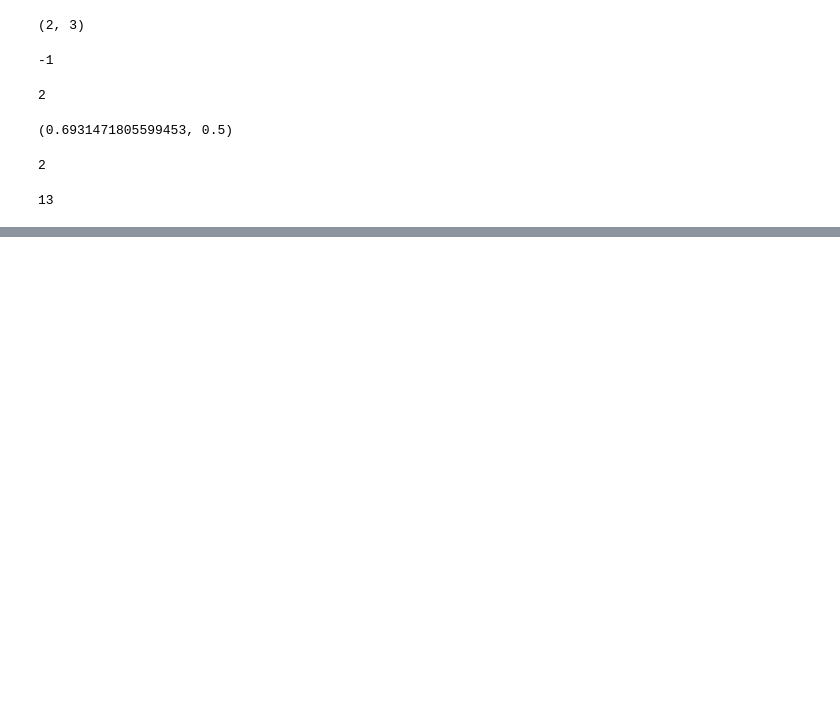
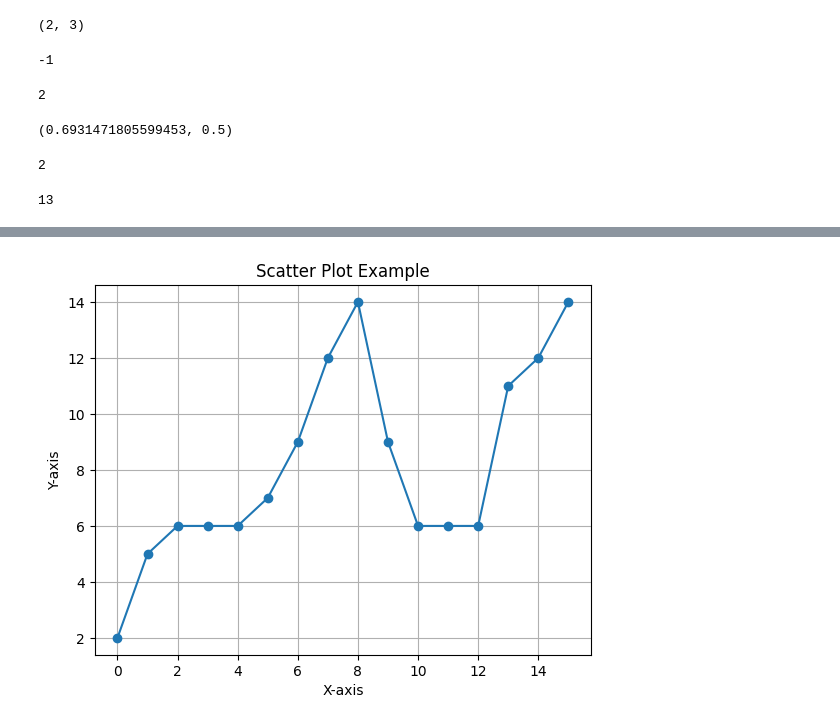
Before and after one commit to Therealchainman/archive-cp, a Jupyter notebook: notebooks/june_2023.ipynb, the cells around one changed output, grey strips where cells are left out. Cells and saved outputs as stored; diff of their text form; code cells hidden in the pictures; blank space fills up the shorter version.

```diff
--- a/notebooks/june_2023.ipynb
+++ b/notebooks/june_2023.ipynb
@@ -91,0 +146,4 @@ x, math.exp(-x)
+# %%
+graph(2)
+# %% [output]
+[figure, added]
```
Also changed, not shown: parts of 7 cells of this notebook, 4 other files.
